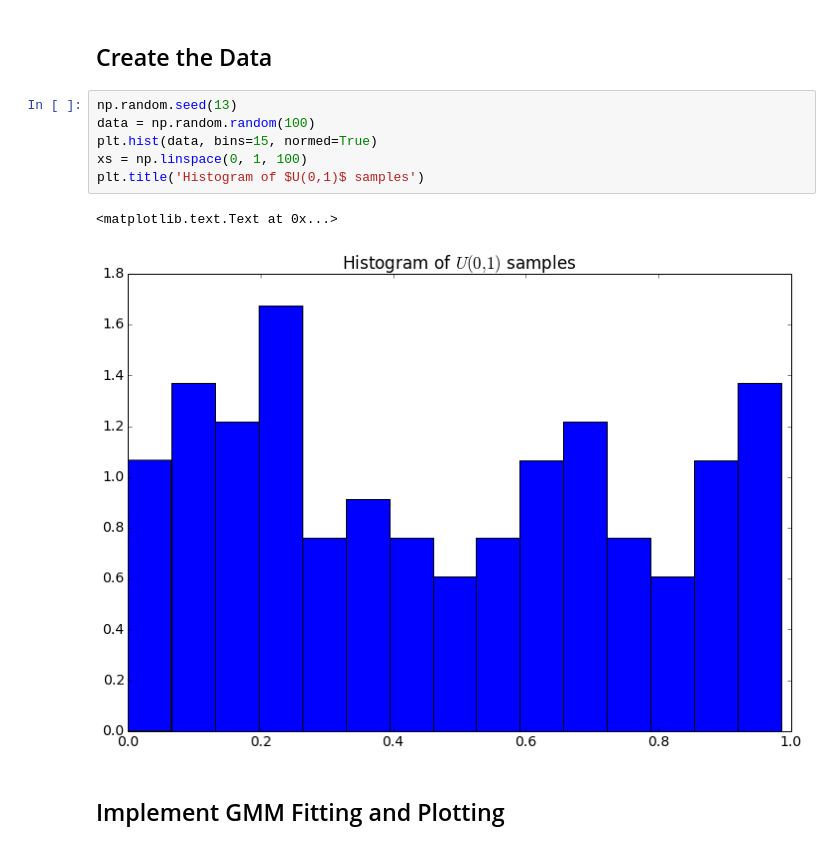
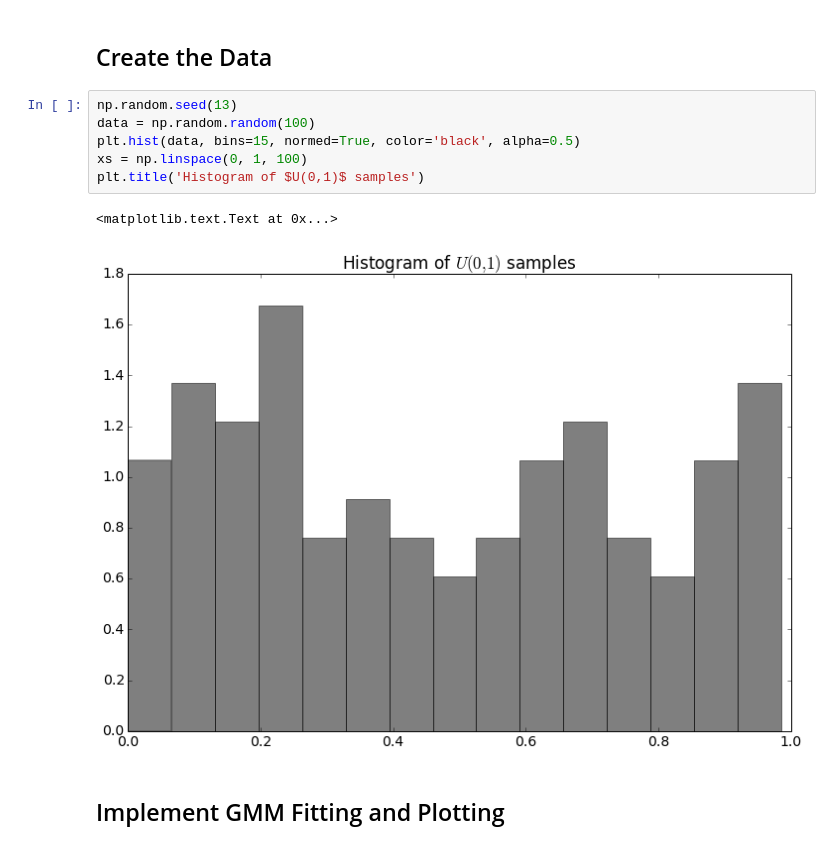
Before and after one commit to ronaldokun/Scientific-Computing, a Jupyter notebook: Nick Wilson 03-31-14 Segment 28.ipynb, the cells around one changed output. Cells and saved outputs as stored; diff of their text form.

```diff
--- a/Nick Wilson 03-31-14 Segment 28.ipynb
+++ b/Nick Wilson 03-31-14 Segment 28.ipynb
@@ -7,12 +7,12 @@ import scipy.stats
 # %%
 np.random.seed(13)
 data = np.random.random(100)
-plt.hist(data, bins=15, normed=True)
+plt.hist(data, bins=15, normed=True, color='black', alpha=0.5)
 xs = np.linspace(0, 1, 100)
 plt.title('Histogram of $U(0,1)$ samples')
 # %% [output]
 <matplotlib.text.Text at 0x...>
-[figure, old version]
+[figure, new version]
 # %% [markdown]
 ## Implement GMM Fitting and Plotting
 # %%
```
Also changed, not shown: parts of 8 cells of this notebook.
